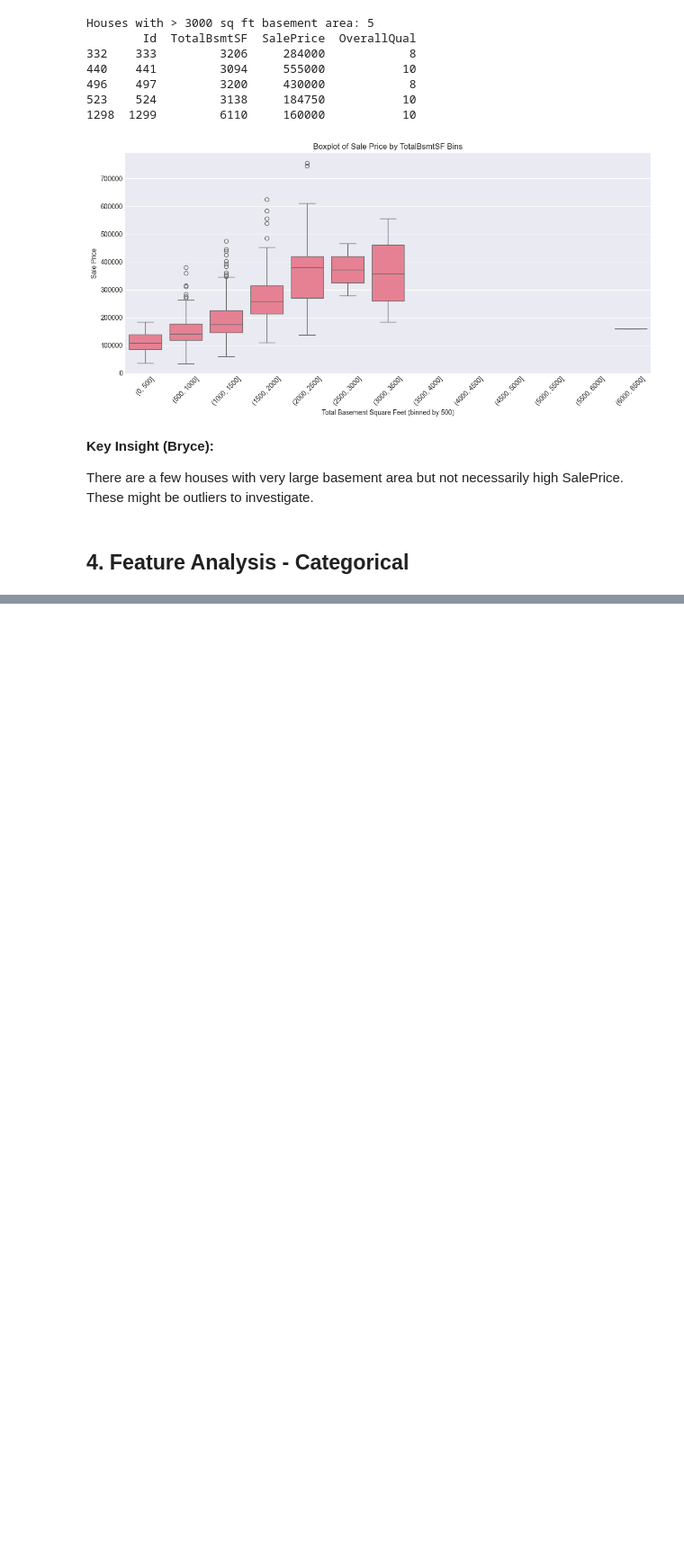
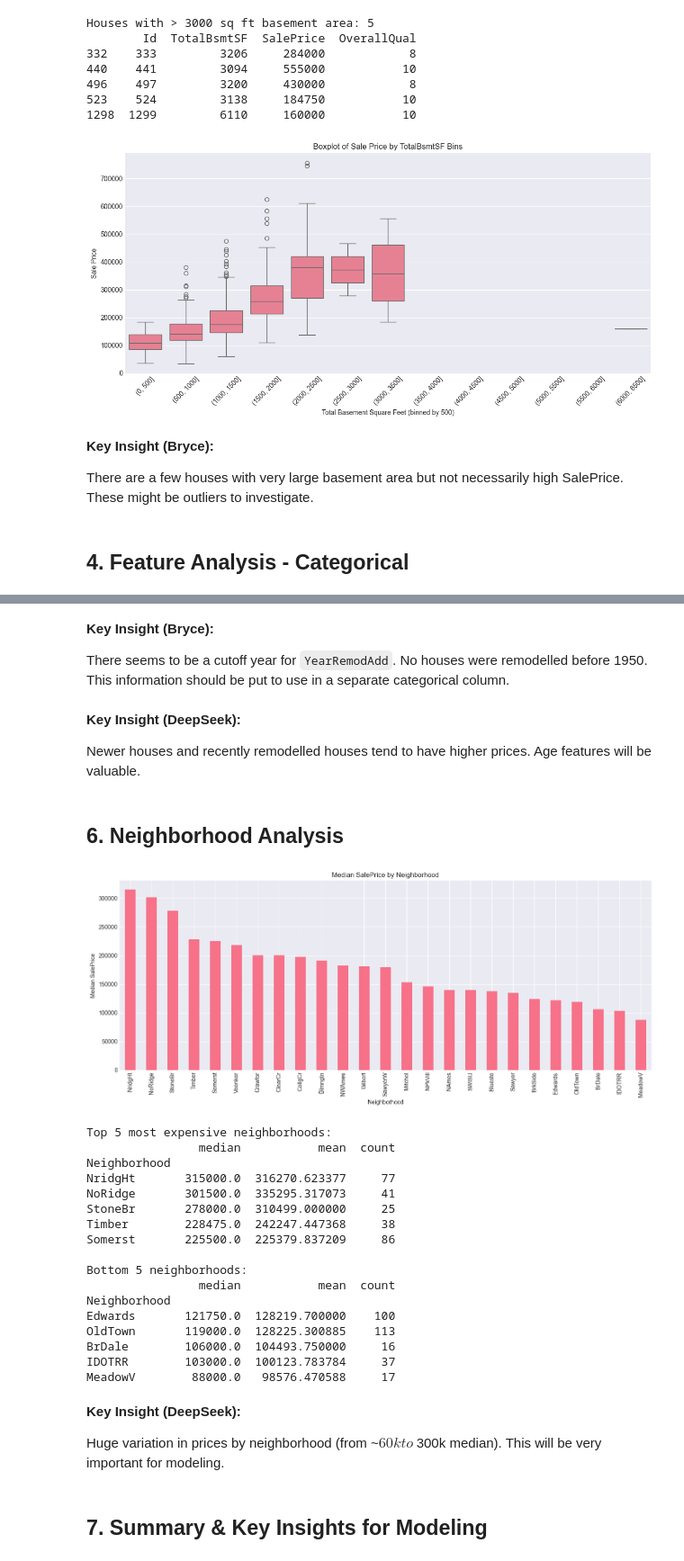
Before and after one commit to Blim3202/House-Prices-Kaggle, a Jupyter notebook: Notebooks/01_eda_analysis.ipynb, the cells around one changed output, grey strips where cells are left out. Shown at 90% size. Cells and saved outputs as stored; diff of their text form; code cells hidden in the pictures; blank space fills up the shorter version.

```diff
--- a/Notebooks/01_eda_analysis.ipynb
+++ b/Notebooks/01_eda_analysis.ipynb
@@ -297,0 +384,54 @@ There are a few houses with very large basement area but not necessarily high Sa
+# %% [markdown]
+**Key Insight (Bryce):**
+
+There seems to be a cutoff year for `YearRemodAdd`. No houses were remodelled before 1950. This information should be put to use in a separate categorical column.
+# %% [markdown]
+**Key Insight (DeepSeek):**
+
+Newer houses and recently remodelled houses tend to have higher prices. Age features will be valuable.
+# %% [markdown]
+## 6. Neighborhood Analysis
+# %%
+# Neighborhood price distribution
+neighborhood_prices = df_train_clean.groupby('Neighborhood')['SalePrice'].agg(['median', 'mean', 'count'])
+neighborhood_prices = neighborhood_prices.sort_values('median', ascending=False)
+
+plt.figure(figsize=(14, 6))
+neighborhood_prices['median'].plot(kind='bar')
+plt.xlabel('Neighborhood')
+plt.ylabel('Median SalePrice')
+plt.title('Median SalePrice by Neighborhood')
+plt.xticks(rotation=90)
+plt.tight_layout()
+plt.savefig("../reports/neighborhood_prices.png", dpi=100, bbox_inches='tight')
+plt.show()
+
+print("Top 5 most expensive neighborhoods:")
+print(neighborhood_prices.head(5))
+print("\nBottom 5 neighborhoods:")
+print(neighborhood_prices.tail(5))
+# %% [output]
+[figure, added]
+Top 5 most expensive neighborhoods:
+                median           mean  count
+Neighborhood
+NridgHt       315000.0  316270.623377     77
+NoRidge       301500.0  335295.317073     41
+StoneBr       278000.0  310499.000000     25
+Timber        228475.0  242247.447368     38
+Somerst       225500.0  225379.837209     86
+
+Bottom 5 neighborhoods:
+                median           mean  count
+Neighborhood
+Edwards       121750.0  128219.700000    100
+OldTown       119000.0  128225.300885    113
+BrDale        106000.0  104493.750000     16
+IDOTRR        103000.0  100123.783784     37
+MeadowV        88000.0   98576.470588     17
+# %% [markdown]
+**Key Insight (DeepSeek):**
+
+Huge variation in prices by neighborhood (from ~$60k to ~$300k median). This will be very important for modeling.
+# %% [markdown]
+## 7. Summary & Key Insights for Modeling
```
Also changed, not shown: parts of 7 cells of this notebook, 4 other files.
